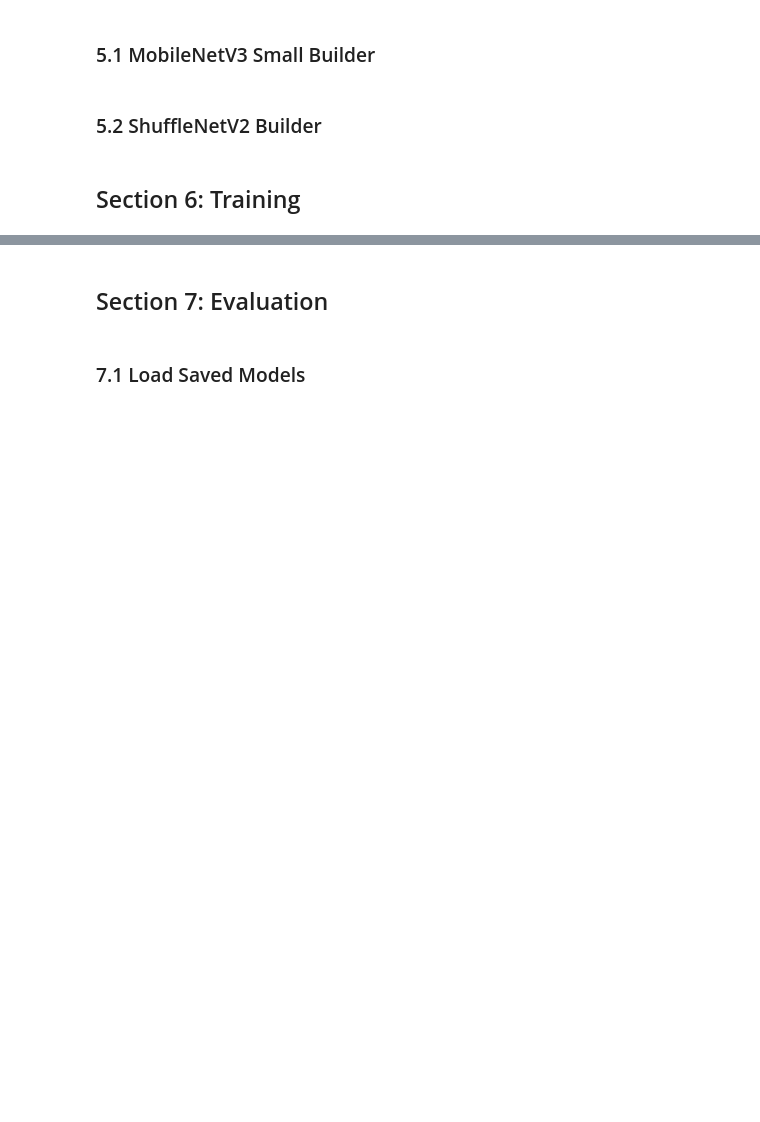
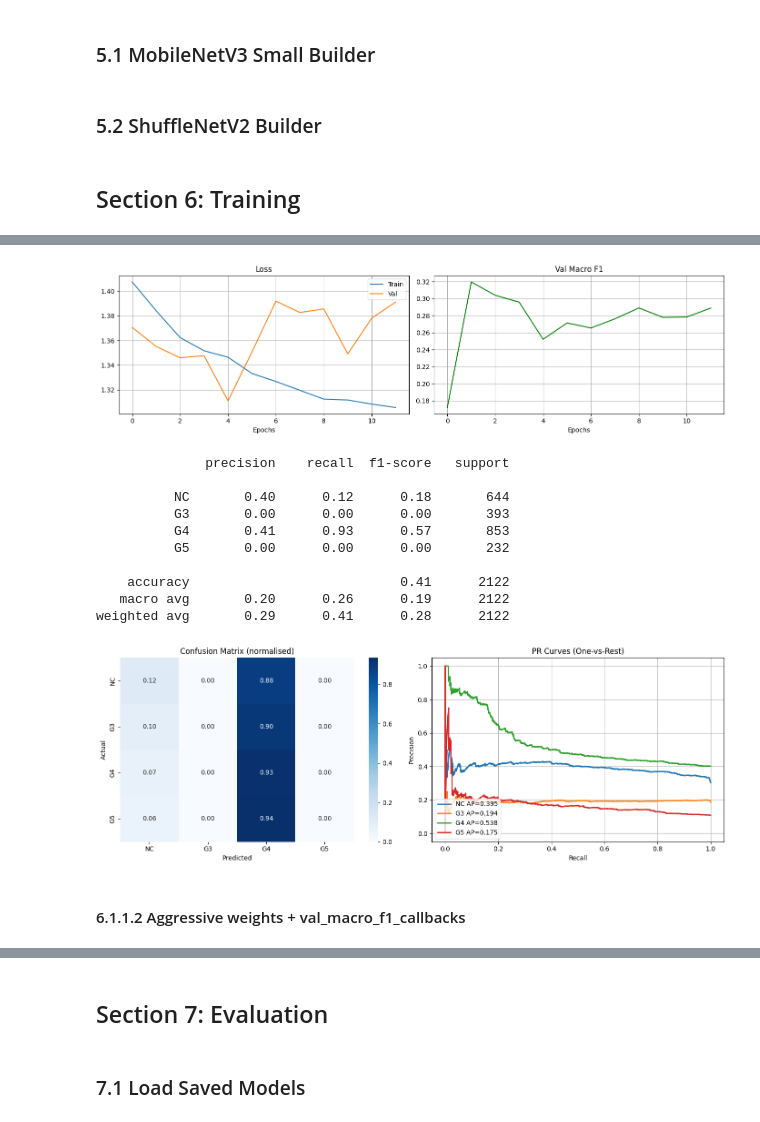
Before and after one commit to PapiWinnie/degradation-aware-prostate-grading, a Jupyter notebook: degradation_aware_prostate_grading_w00.ipynb, the cells around one changed output, grey strips where cells are left out. Drawn from its saved outputs; the diff is of its cells as text; code cells hidden in the pictures; blank space fills up the shorter version.

```diff
--- a/degradation_aware_prostate_grading_w00.ipynb
+++ b/degradation_aware_prostate_grading_w00.ipynb
@@ -591,0 +631,8 @@ def build_shufflenetv2(num_classes=4, input_shape=(224, 224, 3), dropout=0.3):
+# %%
+CLASS_NAMES = ['NC', 'G3', 'G4', 'G5']
+
+y_train_int = df_tr['label'].map({'NC':0,'G3':1,'G4':2,'G5':3}).values
+cw_array = compute_class_weight('balanced', classes= np.array([0,1,2,3]), y=y_train_int)
+class_weights = dict(enumerate(cw_array))
+
+print(dict(zip(CLASS_NAMES, cw_array.round(3))))
@@ -591,0 +673,26 @@ def build_shufflenetv2(num_classes=4, input_shape=(224, 224, 3), dropout=0.3):
+# %%
+def evaluate_model(model, dataset, class_names=CLASS_NAMES):
+    y_true  = np.concatenate([y for _, y in dataset], axis=0)
+    y_probs = model.predict(dataset, verbose=0)
+    y_pred  = np.argmax(y_probs, axis=1)
+    y_bin   = label_binarize(y_true, classes=[0,1,2,3])
+
+    print(classification_report(y_true, y_pred, target_names=class_names, zero_division=0))
+
+    fig, axes = plt.subplots(1, 2, figsize=(14, 5))
+
+    cm = confusion_matrix(y_true, y_pred, normalize='true')
+    sns.heatmap(cm, annot=True, fmt='.2f', cmap='Blues', ax=axes[0],
+                xticklabels=class_names, yticklabels=class_names)
+    axes[0].set_title('Confusion Matrix (normalised)')
+    axes[0].set_xlabel('Predicted'); axes[0].set_ylabel('Actual')
+
+    for i, name in enumerate(class_names):
+        p, r, _ = precision_recall_curve(y_bin[:, i], y_probs[:, i])
+        ap      = average_precision_score(y_bin[:, i], y_probs[:, i])
+        axes[1].plot(r, p, label=f"{name} AP={ap:.3f}", lw=2)
+    axes[1].set_title('PR Curves (One-vs-Rest)')
+    axes[1].set_xlabel('Recall'); axes[1].set_ylabel('Precision')
+    axes[1].legend(loc='lower left'); axes[1].grid()
+
+    plt.tight_layout(); plt.show()
@@ -593,0 +760,8 @@ def build_shufflenetv2(num_classes=4, input_shape=(224, 224, 3), dropout=0.3):
+# %%
+history_mob_clean_val_loss_cb, model_mob_clean_val_loss_cb = train_model(
+    build_fn      = build_mobilenetv3,
+    run_name      = 'mobilenetv3_clean_loss_callback',
+    train_dataset = train_ds,
+    val_dataset   = val_ds,
+    class_weights = class_weights,
+)
@@ -593,0 +807,18 @@ def build_shufflenetv2(num_classes=4, input_shape=(224, 224, 3), dropout=0.3):
+# %%
+plot(history_mob_clean_val_loss_cb)
+evaluate_model(model_mob_clean_val_loss_cb, test_ds)
+# %% [output]
+[figure, added]
+              precision    recall  f1-score   support
+
+          NC       0.40      0.12      0.18       644
+          G3       0.00      0.00      0.00       393
+          G4       0.41      0.93      0.57       853
+          G5       0.00      0.00      0.00       232
+
+    accuracy                           0.41      2122
+   macro avg       0.20      0.26      0.19      2122
+weighted avg       0.29      0.41      0.28      2122
+[figure, added]
+# %% [markdown]
+#### 6.1.1.2 Aggressive weights + val_macro_f1_callbacks
```
Also changed, not shown: parts of 47 cells of this notebook.
